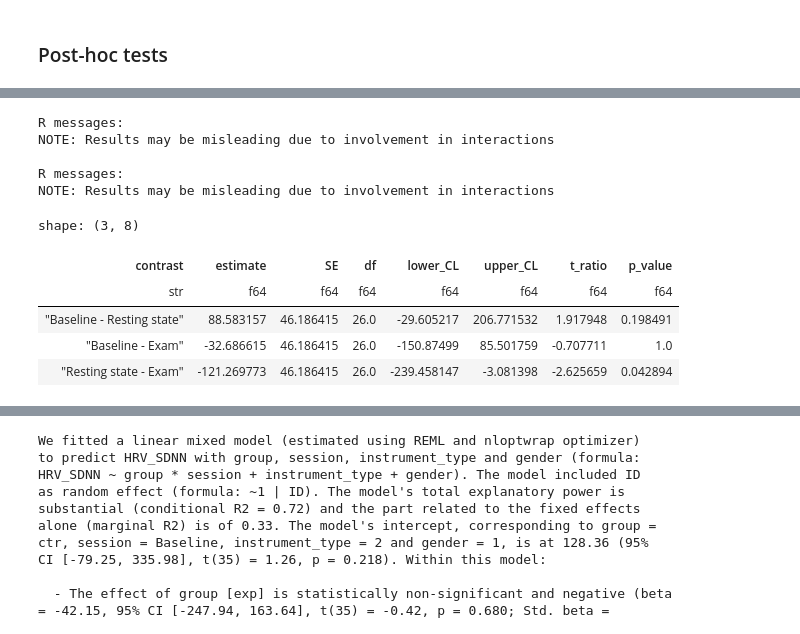
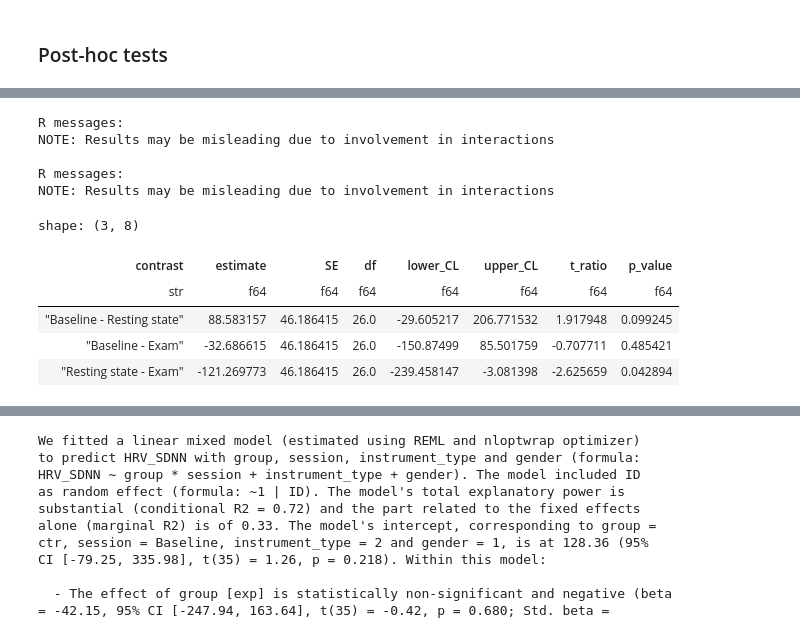
Before and after one commit to sandorimrenagy/VRtraining, a Jupyter notebook: Vrtraining_with_pymer4.ipynb, the cells around one changed output, grey strips where cells are left out. Cells and saved outputs as stored; diff of their text form; code cells hidden in the pictures.

```diff
--- a/Vrtraining_with_pymer4.ipynb
+++ b/Vrtraining_with_pymer4.ipynb
@@ -66,7 +29,7 @@ Mounted at /content/drive
 # %%
 # Import dataframes
-hrv_pd = pd.read_csv("/content/drive/MyDrive/Colab Notebooks/vrtraining_data/hrv_data_colab.csv", index_col=["Unnamed: 0"])
-rrv_pd = pd.read_csv("/content/drive/MyDrive/Colab Notebooks/vrtraining_data/rrv_data_colab.csv", index_col=["Unnamed: 0"])
+hrv_pd = pd.read_csv("data/hrv_data_colab.csv", index_col=["Unnamed: 0"])
+rrv_pd = pd.read_csv("data/rrv_data_colab.csv", index_col=["Unnamed: 0"])
 # %%
 # Reorder session variables for Baseline as reference
 hrv_pd['session'] = pd.Categorical(
@@ -508,0 +534,12 @@ visual_check(model_sdnn_iii, dv="HRV_SDNN")
+# %%
+# Refit model to avoid overwriting bug (?)
+# -- after fitting several models some of the models' fitted values get constant values
+model_sdnn_iii = lmer("HRV_SDNN ~ group * session + instrument_type + gender + (1 | ID)",
+                   data=sdnn_df)
+
+set_factors(model_sdnn_iii)
+
+model_sdnn_iii.fit()
+
+# Save model values for plotting
+save_model_values(model_sdnn_iii, "HRV_SDNN")
@@ -553,17 +591,17 @@ model_sdnn_iii.summary(pretty=True)
 |  | groupexp:sessionExam | −102.643 | 92.373 | −292.518 | 87.232 | −1.111 | 26.000 | 0.2767 |  |
 | Signif. codes: 0 *** 0.001 ** 0.0... |  |  |  |  |  |  |  |  |  |
 # %%
-ph_sdnn = model_sdnn_iii.emmeans("session", contrasts="pairwise", p_adjust='bonf')
+ph_sdnn = model_sdnn_iii.emmeans("session", contrasts="pairwise", p_adjust='fdr')
 ph_sdnn
 # %% [output]
 R messages:
 NOTE: Results may be misleading due to involvement in interactions
 
 R messages:
 NOTE: Results may be misleading due to involvement in interactions
 shape: (3, 8)
 | contrast | estimate | SE | df | lower_CL | upper_CL | t_ratio | p_value |
 | str | f64 | f64 | f64 | f64 | f64 | f64 | f64 |
-| "Baseline - Resting state" | 88.583157 | 46.186415 | 26.0 | -29.605217 | 206.771532 | 1.917948 | 0.198491 |
-| "Baseline - Exam" | -32.686615 | 46.186415 | 26.0 | -150.87499 | 85.501759 | -0.707711 | 1.0 |
+| "Baseline - Resting state" | 88.583157 | 46.186415 | 26.0 | -29.605217 | 206.771532 | 1.917948 | 0.099245 |
+| "Baseline - Exam" | -32.686615 | 46.186415 | 26.0 | -150.87499 | 85.501759 | -0.707711 | 0.485421 |
 | "Resting state - Exam" | -121.269773 | 46.186415 | 26.0 | -239.458147 | -3.081398 | -2.625659 | 0.042894 |
```
Also changed, not shown: parts of 92 cells of this notebook, 1 other file.
